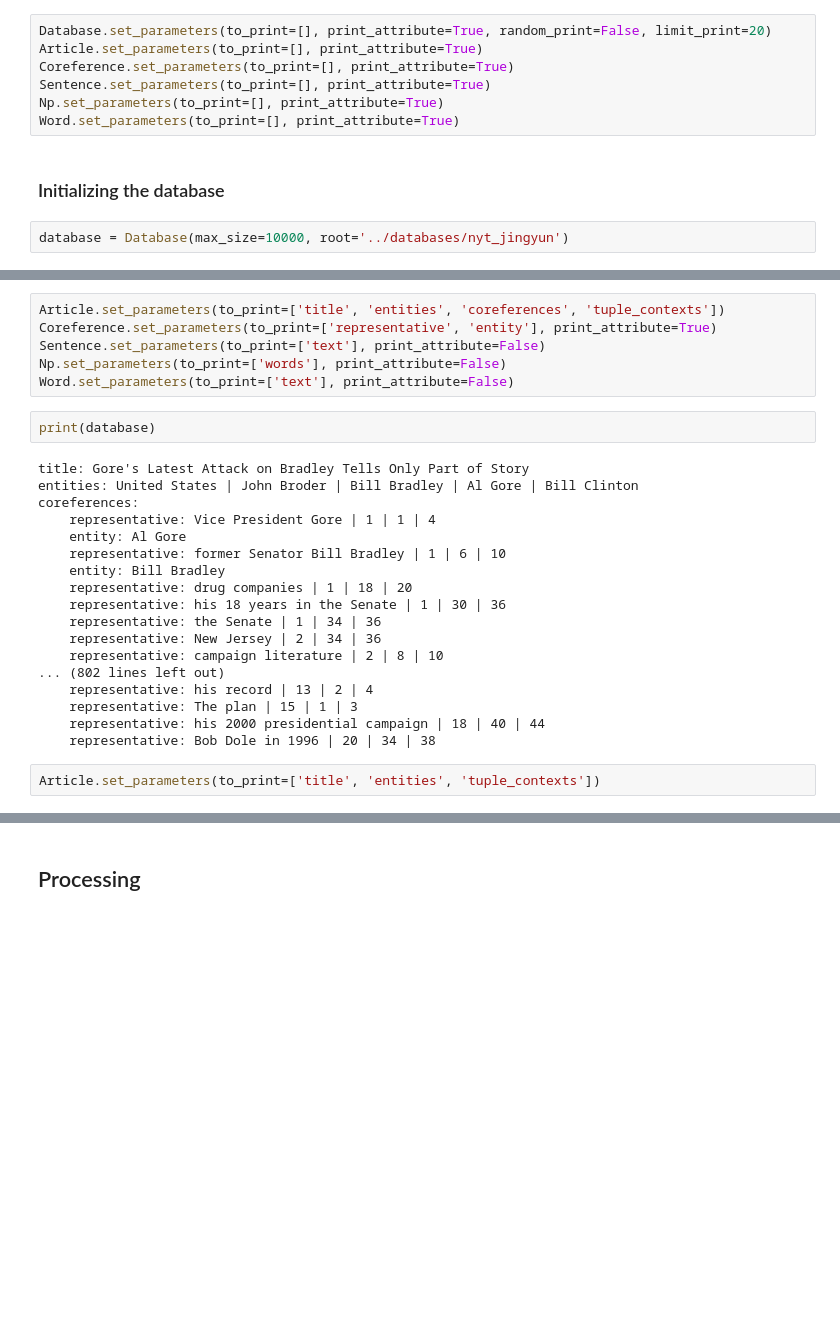
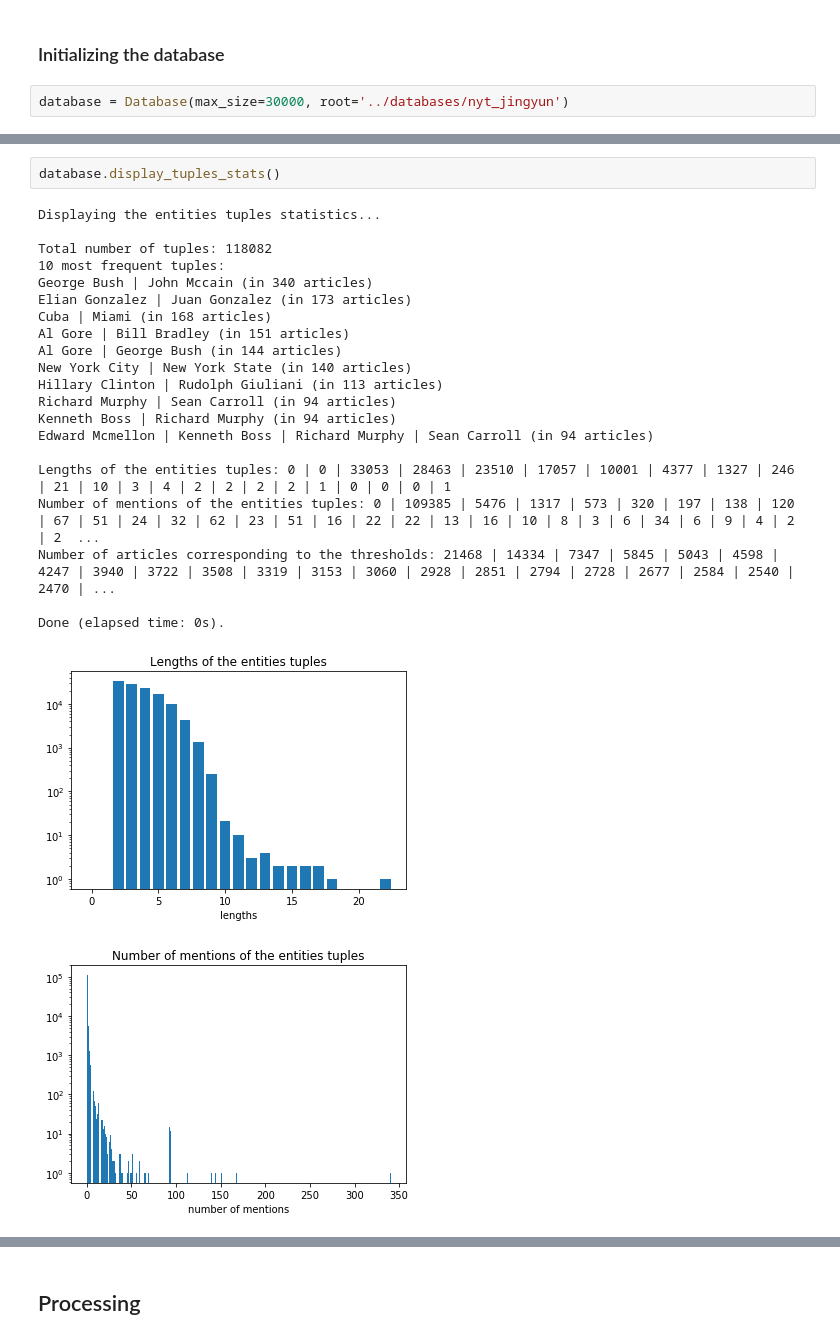
Before and after one commit to clementjumel/tesa, a Jupyter notebook: notebooks/database_creation_nyt.ipynb, the cells around one changed output, grey strips where cells are left out. Drawn from its saved outputs; the diff is of its cells as text; blank space fills up the shorter version.

```diff
--- a/notebooks/database_creation_nyt.ipynb
+++ b/notebooks/database_creation_nyt.ipynb
@@ -24,11 +22,4 @@ from database_creation.utils import BaseClass
-# %%
-Database.set_parameters(to_print=[], print_attribute=True, random_print=False, limit_print=20)
-Article.set_parameters(to_print=[], print_attribute=True)
-Coreference.set_parameters(to_print=[], print_attribute=True)
-Sentence.set_parameters(to_print=[], print_attribute=True)
-Np.set_parameters(to_print=[], print_attribute=True)
-Word.set_parameters(to_print=[], print_attribute=True)
 # %% [markdown]
 ### Initializing the database
 # %%
-database = Database(max_size=10000, root='../databases/nyt_jingyun')
+database = Database(max_size=30000, root='../databases/nyt_jingyun')
@@ -99,28 +68,25 @@ sentences:
-# %%
-Article.set_parameters(to_print=['title', 'entities', 'coreferences', 'tuple_contexts'])
-Coreference.set_parameters(to_print=['representative', 'entity'], print_attribute=True)
-Sentence.set_parameters(to_print=['text'], print_attribute=False)
-Np.set_parameters(to_print=['words'], print_attribute=False)
-Word.set_parameters(to_print=['text'], print_attribute=False)
-# %%
-print(database)
-# %% [output]
-title: Gore's Latest Attack on Bradley Tells Only Part of Story
-entities: United States | John Broder | Bill Bradley | Al Gore | Bill Clinton
-coreferences:
-    representative: Vice President Gore | 1 | 1 | 4
-    entity: Al Gore
-    representative: former Senator Bill Bradley | 1 | 6 | 10
-    entity: Bill Bradley
-    representative: drug companies | 1 | 18 | 20
-    representative: his 18 years in the Senate | 1 | 30 | 36
-    representative: the Senate | 1 | 34 | 36
-    representative: New Jersey | 2 | 34 | 36
-    representative: campaign literature | 2 | 8 | 10
-... (802 lines left out)
-    representative: his record | 13 | 2 | 4
-    representative: The plan | 15 | 1 | 3
-    representative: his 2000 presidential campaign | 18 | 40 | 44
-    representative: Bob Dole in 1996 | 20 | 34 | 38
-# %%
-Article.set_parameters(to_print=['title', 'entities', 'tuple_contexts'])
+# %%
+database.display_tuples_stats()
+# %% [output]
+Displaying the entities tuples statistics...
+
+Total number of tuples: 118082
+10 most frequent tuples:
+George Bush | John Mccain (in 340 articles)
+Elian Gonzalez | Juan Gonzalez (in 173 articles)
+Cuba | Miami (in 168 articles)
+Al Gore | Bill Bradley (in 151 articles)
+Al Gore | George Bush (in 144 articles)
+New York City | New York State (in 140 articles)
+Hillary Clinton | Rudolph Giuliani (in 113 articles)
+Richard Murphy | Sean Carroll (in 94 articles)
+Kenneth Boss | Richard Murphy (in 94 articles)
+Edward Mcmellon | Kenneth Boss | Richard Murphy | Sean Carroll (in 94 articles)
+
+Lengths of the entities tuples: 0 | 0 | 33053 | 28463 | 23510 | 17057 | 10001 | 4377 | 1327 | 246 | 21 | 10 | 3 | 4 | 2 | 2 | 2 | 2 | 1 | 0 | 0 | 0 | 1
+Number of mentions of the entities tuples: 0 | 109385 | 5476 | 1317 | 573 | 320 | 197 | 138 | 120 | 67 | 51 | 24 | 32 | 62 | 23 | 51 | 16 | 22 | 22 | 13 | 16 | 10 | 8 | 3 | 6 | 34 | 6 | 9 | 4 | 2 | 2  ...
+Number of articles corresponding to the thresholds: 21468 | 14334 | 7347 | 5845 | 5043 | 4598 | 4247 | 3940 | 3722 | 3508 | 3319 | 3153 | 3060 | 2928 | 2851 | 2794 | 2728 | 2677 | 2584 | 2540 | 2470 | ...
+
+Done (elapsed time: 0s).
+[figure, added]
+[figure, added]
```
Also changed, not shown: parts of 23 cells of this notebook, 4 other files.
